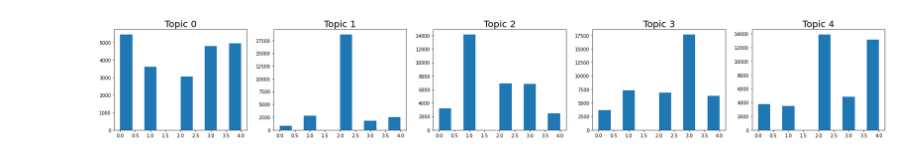
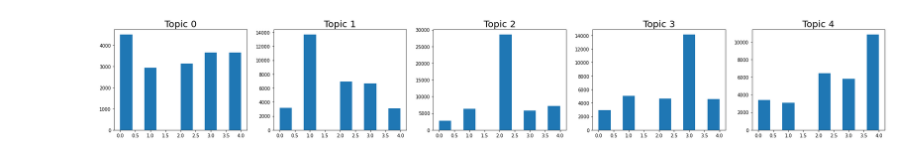
Before and after one commit to danny4343/science-tree, a Jupyter notebook: tree.ipynb, the cells around one changed output. Cells and saved outputs as stored; diff of their text form; code cells hidden in the pictures.

Commit message:
titles all grouped together for model

```diff
--- a/tree.ipynb
+++ b/tree.ipynb
@@ -11,4 +8,4 @@ with open(r'files/topicDict.pkl', 'rb') as f:
 with open(r'files/refTopicDict.pkl', 'rb') as f2:
     refDict = pickle.load(f2)
 # %%
-df = pd.read_csv('files/topics_abstract.txt', delimiter= '\t')
+df = pd.read_csv('files/topics_refs.txt', delimiter= '\t')
@@ -17,9 +12,7 @@ refDf = pd.read_csv('files/topics_refs.txt', delimiter= '\t')
 # %%
-refDf['refTopics'] = [ eval(x) for x in refDf['refTopics'] ]
+df['refTopics'] = [ eval(x) for x in df['refTopics'] ]
-# %%
-df = df.merge(refDf, left_on='PMID', right_on='PMID')
 # %%
-df = df.groupby('topic')['refTopics'].apply(list).reset_index(name='refTopics')
+df = df.groupby('title')['refTopics'].apply(list).reset_index(name='refTopics')
 # %%
 def flatten(l):
     for el in l:
@@ -32,12 +25,12 @@ df['refTopics'] =  df['refTopics'].apply(lambda x:list(flatten(x)))
 # %%
 rows = ((len(df)-2) // 5) + 1
 fig, axes = plt.subplots(rows, 5, figsize=(30, (4*rows)), sharex=True) # 1x5 plot
 axes = axes.flatten()
 for i in range(0, len(df)):
     ax = axes[i]
-    ax.hist(df[df['topic']==i]['refTopics'])
+    ax.hist(df[df['title']==i]['refTopics'])
     ax.set_title(f"Topic {i}", fontdict={"fontsize": 20})
 
 plt.show()
 # %% [output]
-[figure, old version]
+[figure, new version]
```
Also changed, not shown: parts of 4 cells of this notebook, 2 other files.
